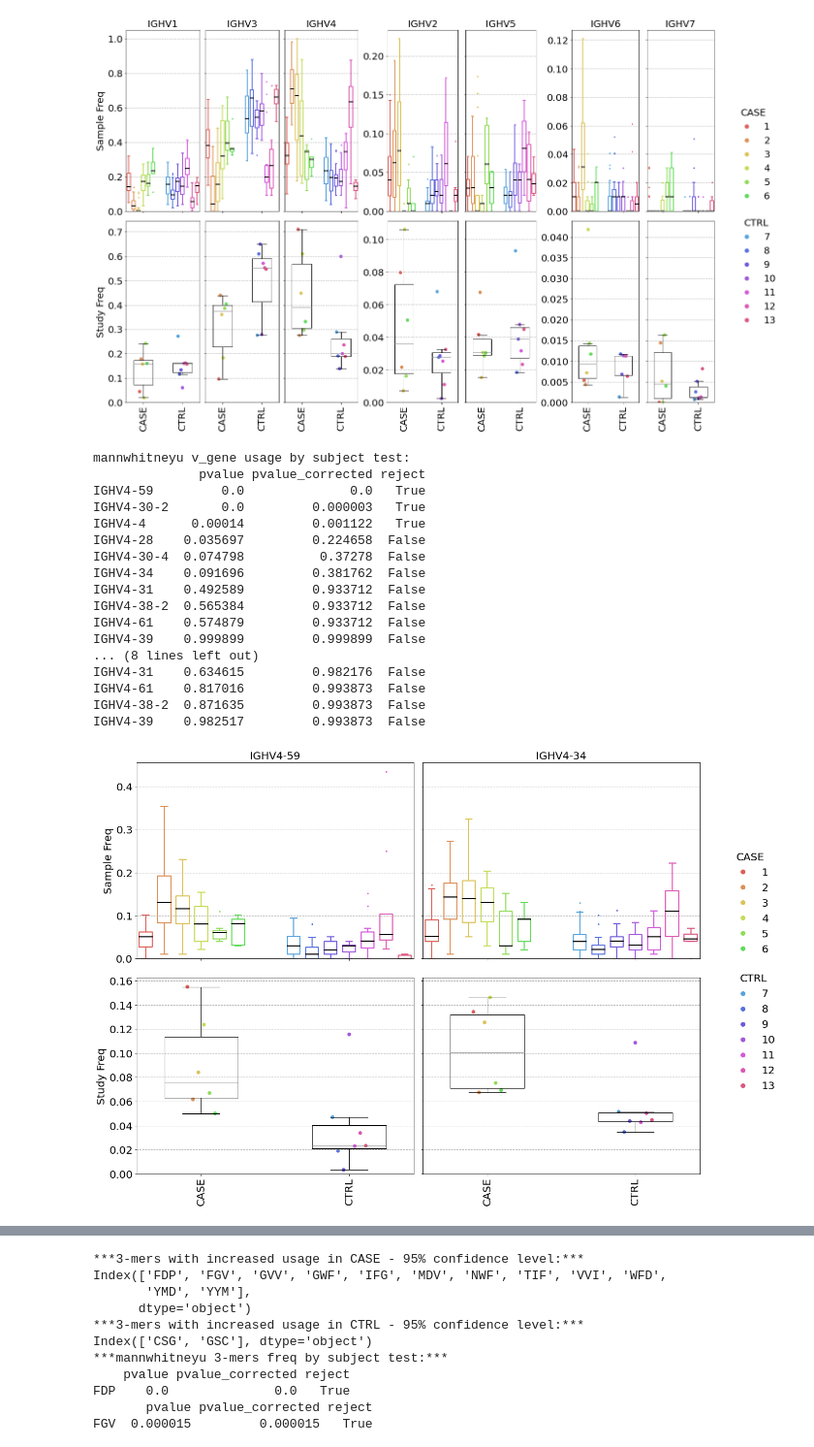
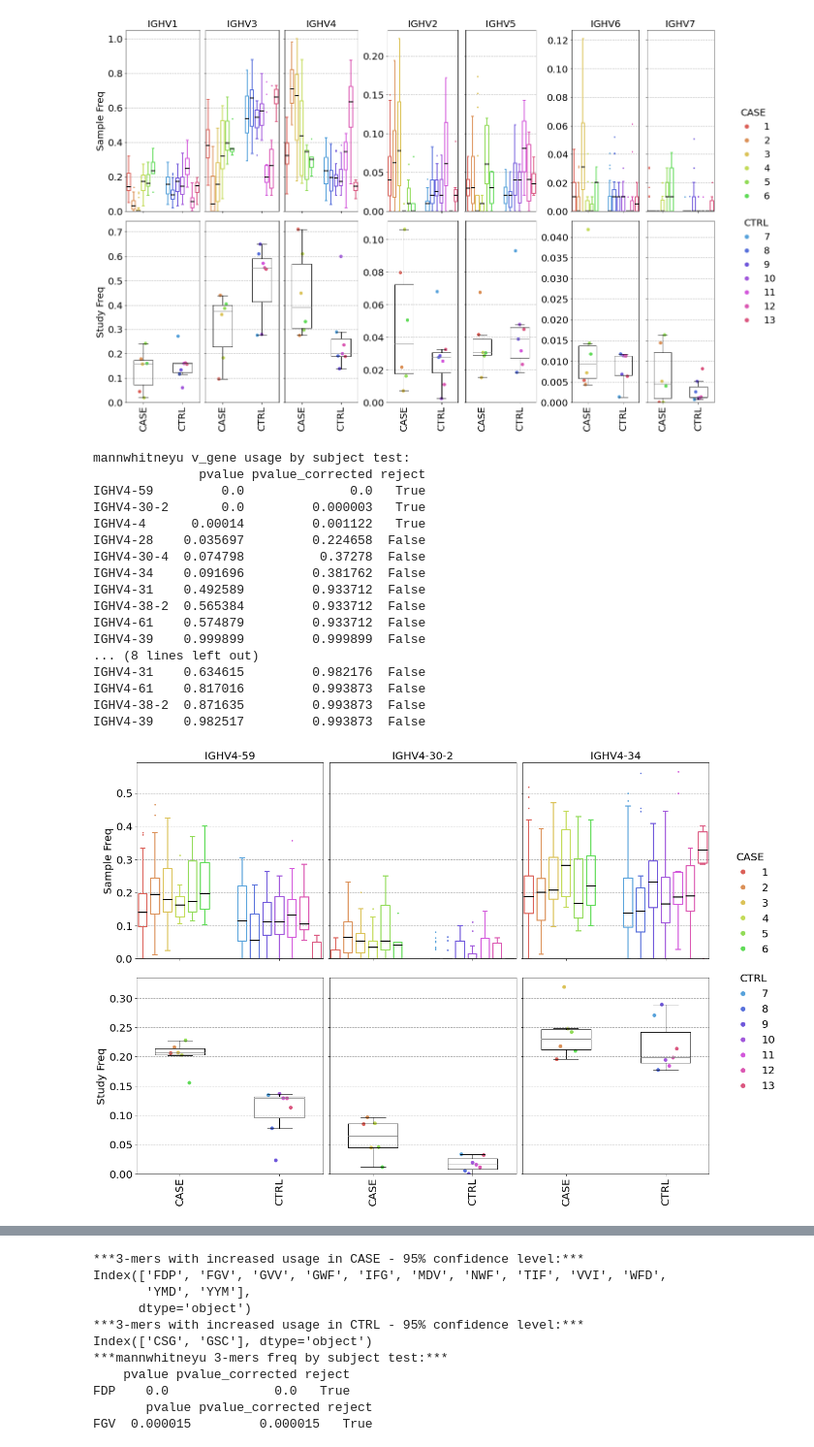
Before and after one commit to boazfran/CovidAbMetaAnalysis, a Jupyter notebook: AbMetaAnalysis.ipynb, the cells around one changed output, grey strips where cells are left out. Shown at 97% size. Drawn from its saved outputs; the diff is of its cells as text; code cells hidden in the pictures.

```diff
--- a/AbMetaAnalysis.ipynb
+++ b/AbMetaAnalysis.ipynb
@@ -763,47 +785,47 @@ print(
     )
 )
 
-fig, axes = plt.subplots(2, 2, constrained_layout=True, figsize=(18, 12), sharex='col', sharey='row')
+fig, axes = plt.subplots(2, 3, constrained_layout=True, figsize=(18, 12), sharex='col', sharey='row')
 case_ctrl_color_diff=3
 boxplot_features(
-    by_subj_df=covid_by_subj_v_gene_df.loc[:, (slice(None), ['IGHV4-59', 'IGHV4-34'])],
-    by_study_df=covid_by_study_v_gene_df.loc[:, (slice(None), ['IGHV4-59', 'IGHV4-34'])],
+    by_subj_df=covid_by_subj_ighv4_df.loc[:, (slice(None), ['IGHV4-59', 'IGHV4-30-2', 'IGHV4-34'])],
+    by_study_df=covid_by_study_ighv4_df.loc[:, (slice(None), ['IGHV4-59', 'IGHV4-30-2', 'IGHV4-34'])],
     aliase2study=covid_aliase2study,
     case_aliases=covid_case_aliases,
     ctrl_aliases=covid_ctrl_aliases,
     colors=colors,
     axes=axes,
     case_ctrl_color_diff=case_ctrl_color_diff,
     outlier_th=2.5,
     y='prop',
     ylabel="Freq"
 )
 
-case_legend = axes[0,1].legend(handles=case_handles, title='CASE', title_fontsize=20, fontsize=20, loc=(1.1, 0.0))
+case_legend = axes[0,2].legend(handles=case_handles, title='CASE', title_fontsize=20, fontsize=20, loc=(1.1, 0.0))
 case_legend.get_frame().set_linewidth(0.0)
-ctrl_legend = axes[1,1].legend(handles=ctrl_handles, title='CTRL', title_fontsize=20, fontsize=20, loc=(1.1, 0.4))
+ctrl_legend = axes[1,2].legend(handles=ctrl_handles, title='CTRL', title_fontsize=20, fontsize=20, loc=(1.1, 0.4))
 ctrl_legend.get_frame().set_linewidth(0.0)
 
 plt.savefig(os.path.join(output_dir, 'covid_output', 'figures', 'v_gene_usage.pdf'))
 # %% [output]
 mannwhitneyu v_gene usage by subject test:
               pvalue pvalue_corrected reject
 IGHV4-59         0.0              0.0   True
 IGHV4-30-2       0.0         0.000003   True
 IGHV4-4      0.00014         0.001122   True
 IGHV4-28    0.035697         0.224658  False
 IGHV4-30-4  0.074798          0.37278  False
 IGHV4-34    0.091696         0.381762  False
 IGHV4-31    0.492589         0.933712  False
 IGHV4-38-2  0.565384         0.933712  False
 IGHV4-61    0.574879         0.933712  False
 IGHV4-39    0.999899         0.999899  False
 ... (8 lines left out)
 IGHV4-31    0.634615         0.982176  False
 IGHV4-61    0.817016         0.993873  False
 IGHV4-38-2  0.871635         0.993873  False
 IGHV4-39    0.982517         0.993873  False
-[figure, old version]
+[figure, new version]
 # %%
 from scipy.stats import mannwhitneyu
 from statsmodels.stats.proportion import multinomial_proportions_confint
```
Also changed, not shown: parts of 10 cells of this notebook.
